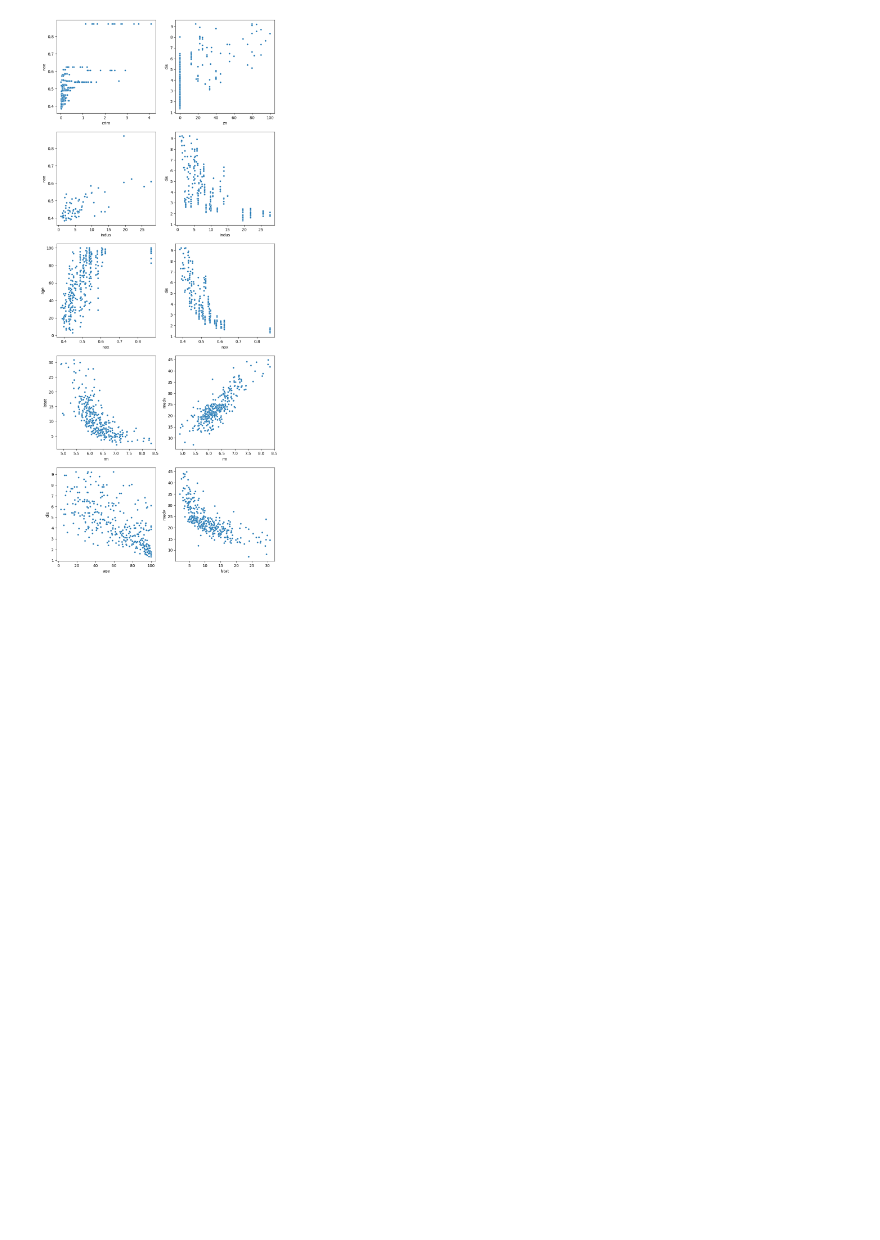
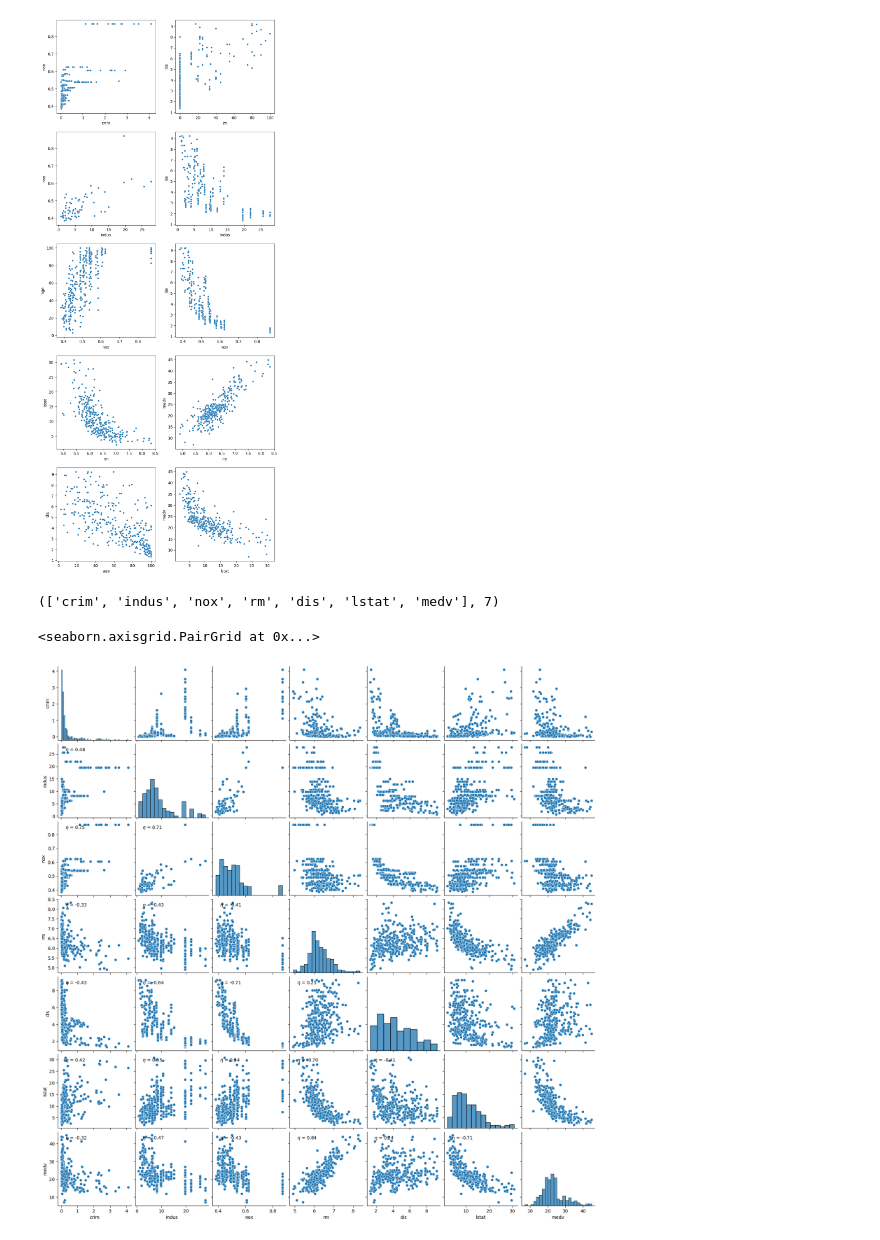
Before and after one commit to mike1am/GB-3-7_Libs_for_DS, a Jupyter notebook: hw3/hw3_eda.ipynb, the cells around one changed output. Cells and saved outputs as stored; diff of their text form; code cells hidden in the pictures; blank space fills up the shorter version.

```diff
--- a/hw3/hw3_eda.ipynb
+++ b/hw3/hw3_eda.ipynb
@@ -360,3 +360,20 @@ for i, p in enumerate(pairsToPlot):
 plt.show()
 # %% [output]
 [figure]
+# %%
+highCorr = [
+    col
+    for col in corrDf.columns
+    if (np.abs(corrDf.loc[corrDf.index.drop(col), col]) > 0.7).any()
+]
+highCorr, len(highCorr)
+# %% [output]
+(['crim', 'indus', 'nox', 'rm', 'dis', 'lstat', 'medv'], 7)
+# %%
+pp = sns.pairplot(df[highCorr])
+pp.map_lower(tools.annotCorr)
+
+plt.show()
+# %% [output]
+<seaborn.axisgrid.PairGrid at 0x...>
+[figure, added]
```
Also changed, not shown: parts of 1 cell of this notebook, 2 other files.
